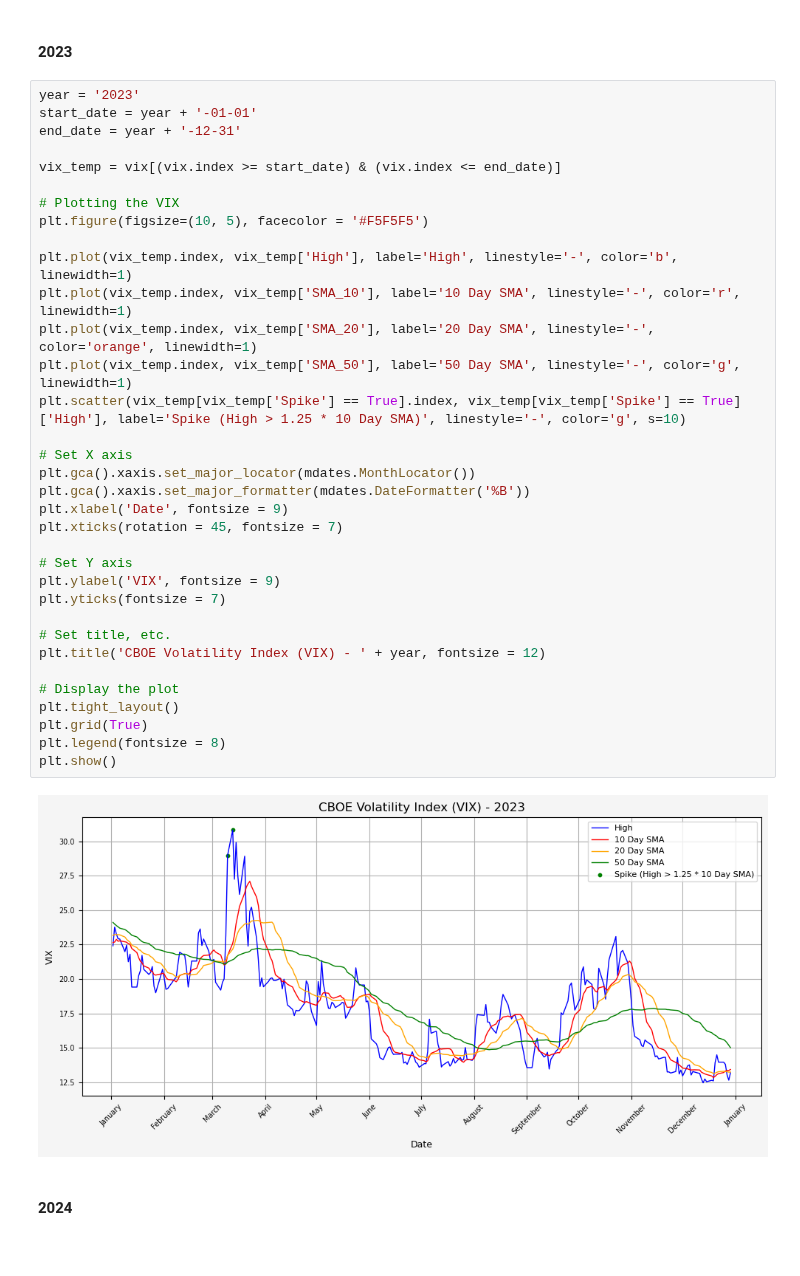
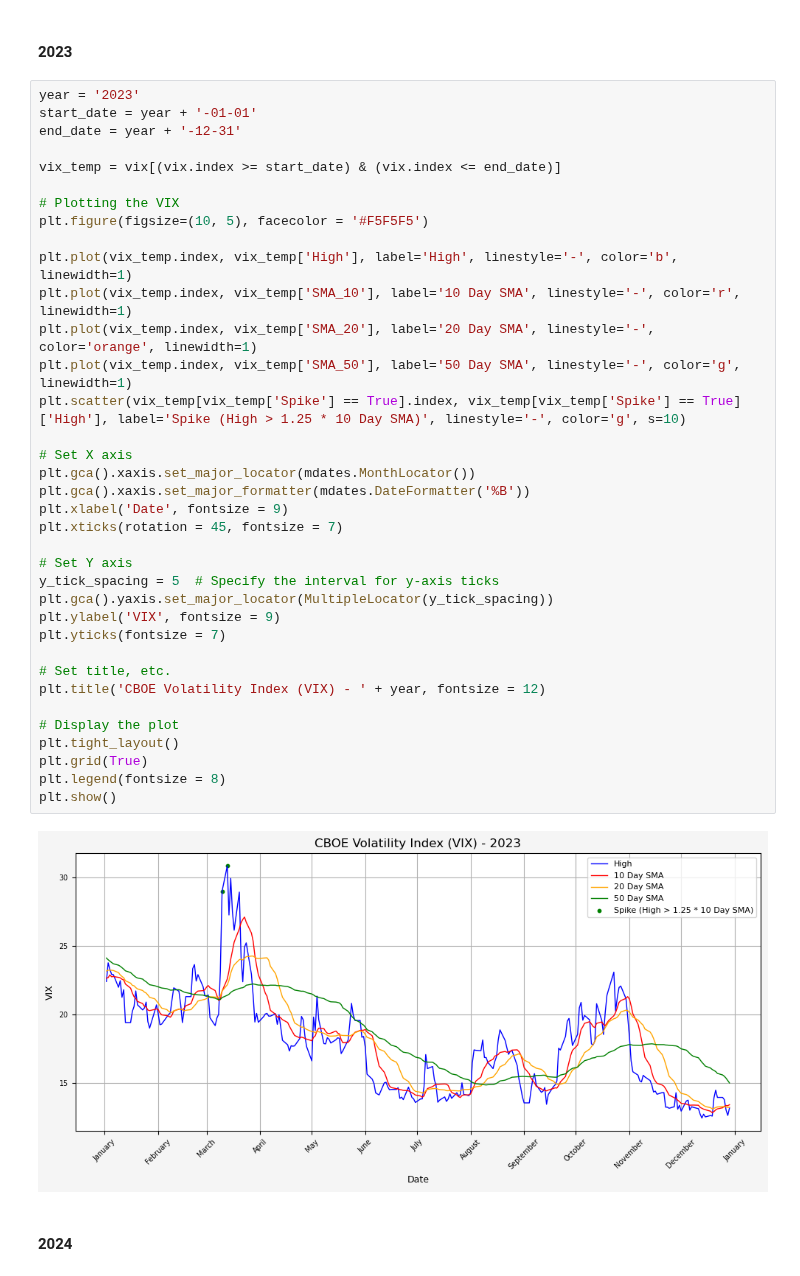
Before and after one commit to jaredszajkowski/jaredszajkowski.github.io, a Jupyter notebook: content/post/investigating-vix-levels-and-returns/Investigating_Vix_Levels_And_Returns.ipynb, the cells around one changed output. Drawn from its saved outputs; the diff is of its cells as text.

```diff
--- a/content/post/investigating-vix-levels-and-returns/Investigating_Vix_Levels_And_Returns.ipynb
+++ b/content/post/investigating-vix-levels-and-returns/Investigating_Vix_Levels_And_Returns.ipynb
@@ -532,34 +644,36 @@ end_date = year + '-12-31'
 vix_temp = vix[(vix.index >= start_date) & (vix.index <= end_date)]
 
 # Plotting the VIX
 plt.figure(figsize=(10, 5), facecolor = '#F5F5F5')
 
 plt.plot(vix_temp.index, vix_temp['High'], label='High', linestyle='-', color='b', linewidth=1)
 plt.plot(vix_temp.index, vix_temp['SMA_10'], label='10 Day SMA', linestyle='-', color='r', linewidth=1)
 plt.plot(vix_temp.index, vix_temp['SMA_20'], label='20 Day SMA', linestyle='-', color='orange', linewidth=1)
 plt.plot(vix_temp.index, vix_temp['SMA_50'], label='50 Day SMA', linestyle='-', color='g', linewidth=1)
 plt.scatter(vix_temp[vix_temp['Spike'] == True].index, vix_temp[vix_temp['Spike'] == True]['High'], label='Spike (High > 1.25 * 10 Day SMA)', linestyle='-', color='g', s=10)
 
 # Set X axis
 plt.gca().xaxis.set_major_locator(mdates.MonthLocator())
 plt.gca().xaxis.set_major_formatter(mdates.DateFormatter('%B'))
 plt.xlabel('Date', fontsize = 9)
 plt.xticks(rotation = 45, fontsize = 7)
 
 # Set Y axis
+y_tick_spacing = 5  # Specify the interval for y-axis ticks
+plt.gca().yaxis.set_major_locator(MultipleLocator(y_tick_spacing))
 plt.ylabel('VIX', fontsize = 9)
 plt.yticks(fontsize = 7)
 
 # Set title, etc.
 plt.title('CBOE Volatility Index (VIX) - ' + year, fontsize = 12)
 
 # Display the plot
 plt.tight_layout()
 plt.grid(True)
 plt.legend(fontsize = 8)
 plt.show()
 # %% [output]
-[figure, old version]
+[figure, new version]
 # %% [markdown]
 #### 2024
 # %%
```
Also changed, not shown: parts of 12 cells of this notebook, 1 other file.
